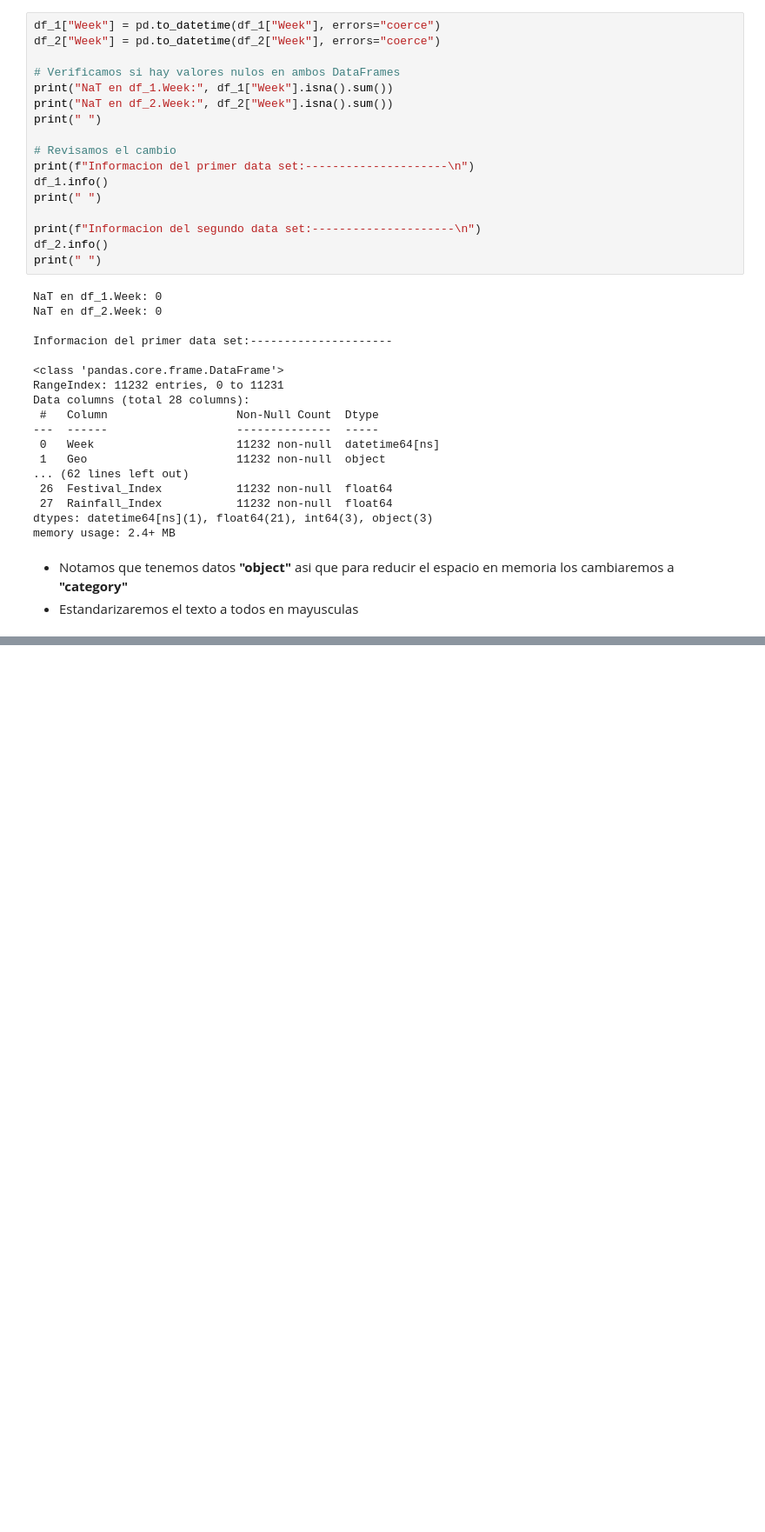
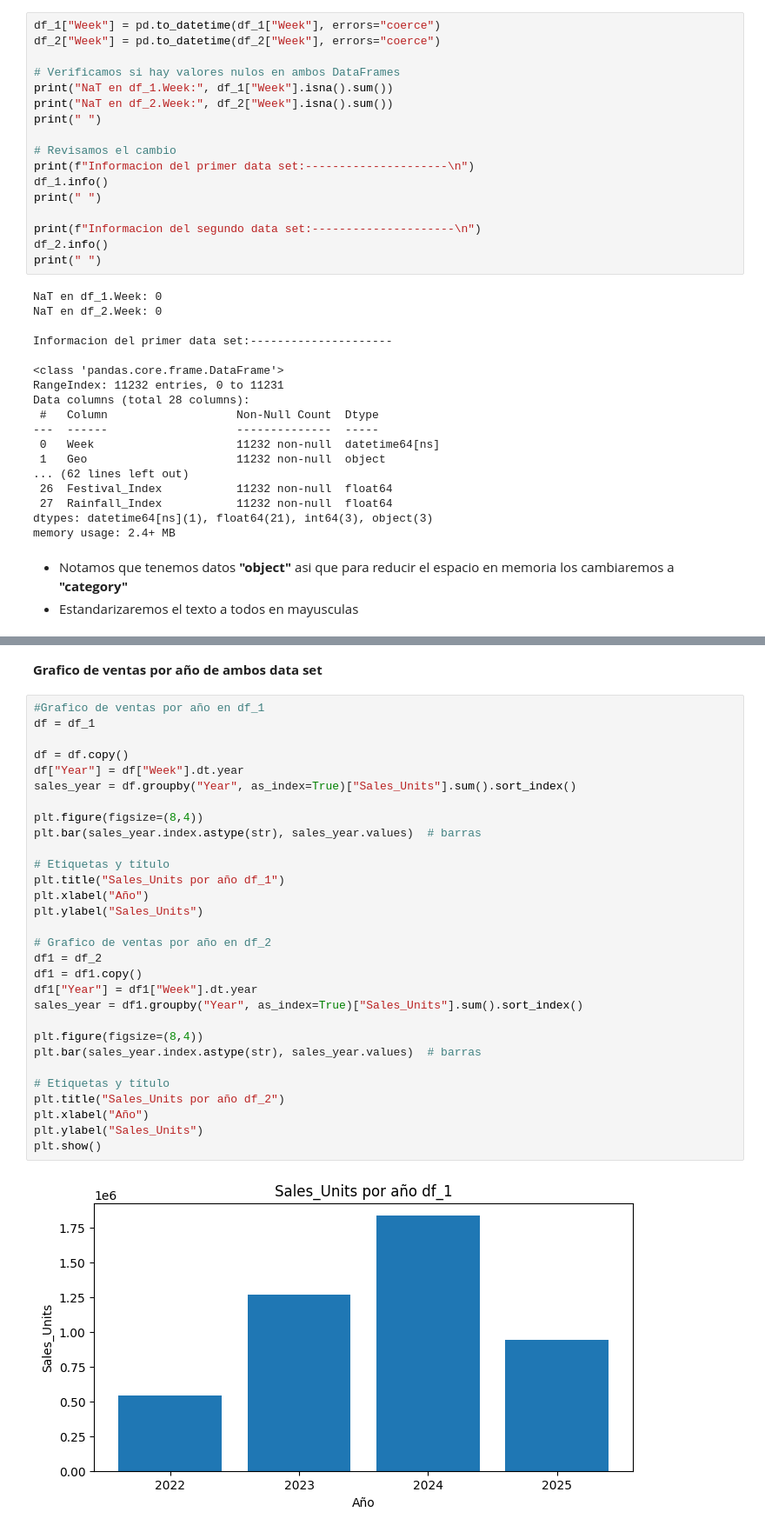
Before and after one commit to mcc-oscar-perez/Marketing_Mix_Modeling, a Jupyter notebook: RT.ipynb, the cells around one changed output, grey strips where cells are left out. Shown: that part at 87% size. Saved outputs shown, nothing was run; the diff lists cells and outputs as text; blank space fills up the shorter version.

```diff
--- a/RT.ipynb
+++ b/RT.ipynb
@@ -207,0 +350,34 @@ Características estadísticas de df_1:
+# %% [markdown]
+**Grafico de ventas por año de ambos data set**
+# %%
+#Grafico de ventas por año en df_1
+df = df_1
+
+df = df.copy()
+df["Year"] = df["Week"].dt.year
+sales_year = df.groupby("Year", as_index=True)["Sales_Units"].sum().sort_index()
+
+plt.figure(figsize=(8,4))
+plt.bar(sales_year.index.astype(str), sales_year.values)  # barras
+
+# Etiquetas y título
+plt.title("Sales_Units por año df_1")
+plt.xlabel("Año")
+plt.ylabel("Sales_Units")
+
+# Grafico de ventas por año en df_2
+df1 = df_2
+df1 = df1.copy()
+df1["Year"] = df1["Week"].dt.year
+sales_year = df1.groupby("Year", as_index=True)["Sales_Units"].sum().sort_index()
+
+plt.figure(figsize=(8,4))
+plt.bar(sales_year.index.astype(str), sales_year.values)  # barras
+
+# Etiquetas y título
+plt.title("Sales_Units por año df_2")
+plt.xlabel("Año")
+plt.ylabel("Sales_Units")
+plt.show()
+# %% [output]
+[figure, added]
```
Also changed, not shown: parts of 22 cells of this notebook.
